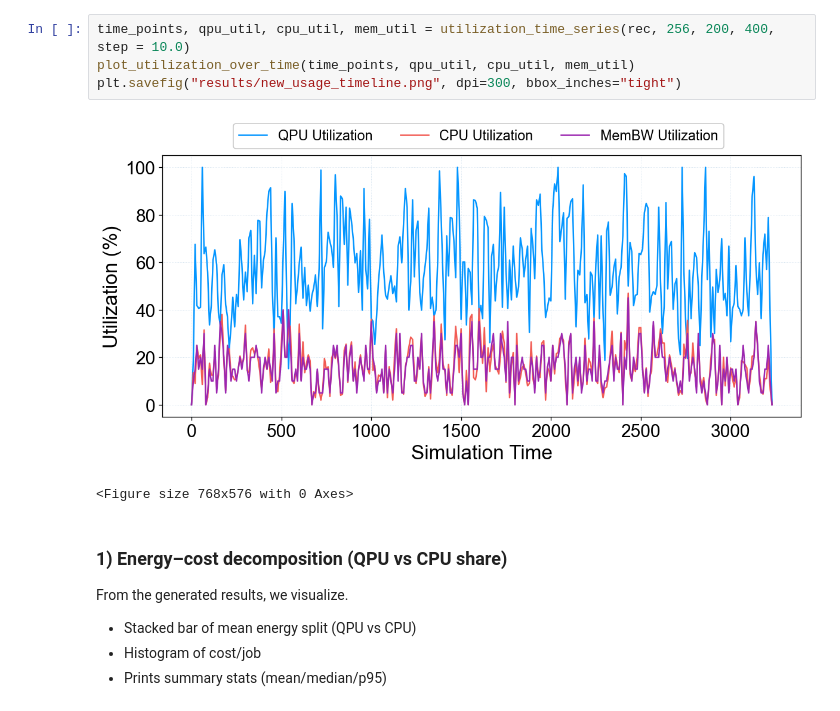
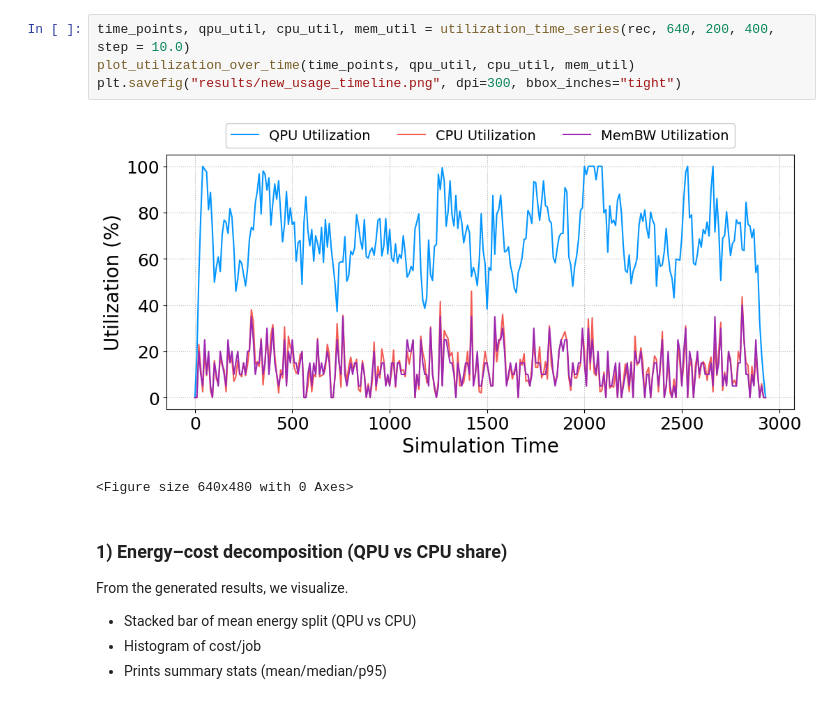
Before and after one commit to wolfatthegate/HybridCloudSim, a Jupyter notebook: main.ipynb, the cells around one changed output. Drawn from its saved outputs; the diff is of its cells as text.

```diff
--- a/main.ipynb
+++ b/main.ipynb
@@ -83,10 +96,10 @@ plt.savefig("results/new-usage.png", dpi=300, bbox_inches="tight")
 # %%
-time_points, qpu_util, cpu_util, mem_util = utilization_time_series(rec, 256, 200, 400, step = 10.0)
+time_points, qpu_util, cpu_util, mem_util = utilization_time_series(rec, 640, 200, 400, step = 10.0)
 plot_utilization_over_time(time_points, qpu_util, cpu_util, mem_util)
 plt.savefig("results/new_usage_timeline.png", dpi=300, bbox_inches="tight")
 # %% [output]
-[figure, old version]
+[figure, new version]
-<Figure size 768x576 with 0 Axes>
+<Figure size 640x480 with 0 Axes>
 # %% [markdown]
 ### 1) Energy–cost decomposition (QPU vs CPU share)
 
```
Also changed, not shown: parts of 12 cells of this notebook, 27 other files.
